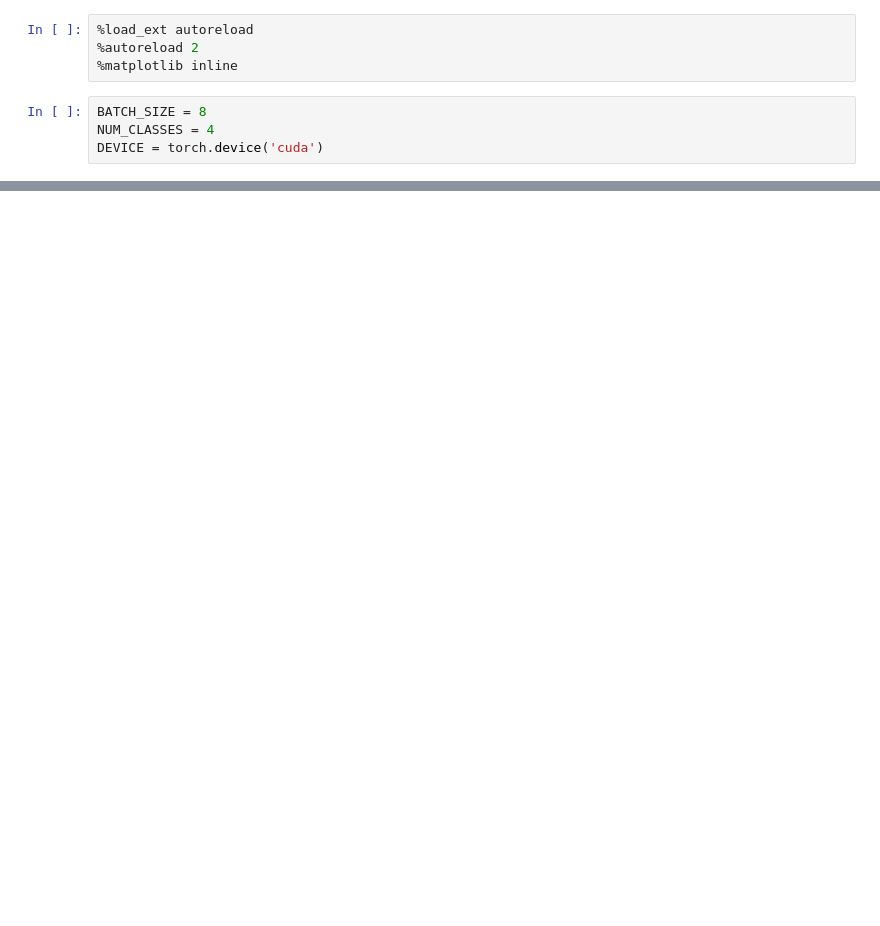
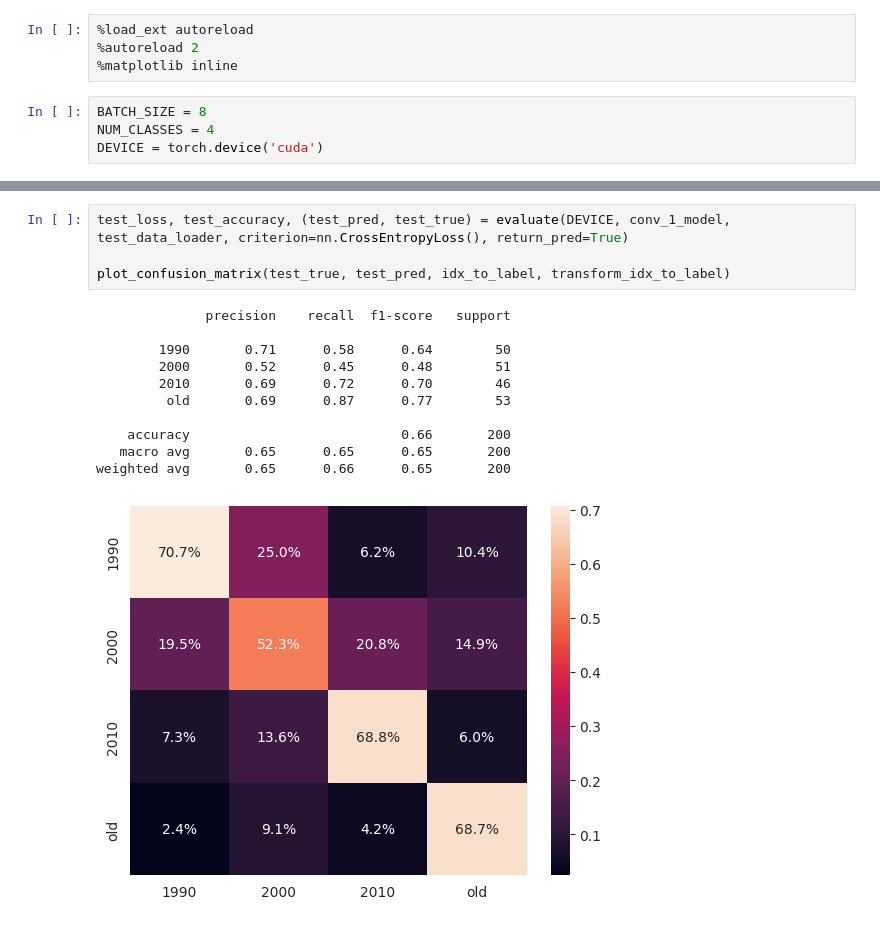
Before and after one commit to Sergey-Baranenkov/mag_coursework, a Jupyter notebook: decade_classification/decade_classification_vggish.ipynb, the cells around one changed output, grey strips where cells are left out. Cells and saved outputs as stored; diff of their text form; blank space fills up the shorter version.

```diff
--- a/decade_classification/decade_classification_vggish.ipynb
+++ b/decade_classification/decade_classification_vggish.ipynb
@@ -28,0 +100,16 @@ def transform_idx_to_label(x):
+# %%
+test_loss, test_accuracy, (test_pred, test_true) = evaluate(DEVICE, conv_1_model, test_data_loader, criterion=nn.CrossEntropyLoss(), return_pred=True)
+
+plot_confusion_matrix(test_true, test_pred, idx_to_label, transform_idx_to_label)
+# %% [output]
+              precision    recall  f1-score   support
+
+        1990       0.71      0.58      0.64        50
+        2000       0.52      0.45      0.48        51
+        2010       0.69      0.72      0.70        46
+         old       0.69      0.87      0.77        53
+
+    accuracy                           0.66       200
+   macro avg       0.65      0.65      0.65       200
+weighted avg       0.65      0.66      0.65       200
+[figure, added]
```
Also changed, not shown: parts of 19 cells of this notebook, 6 other files.
